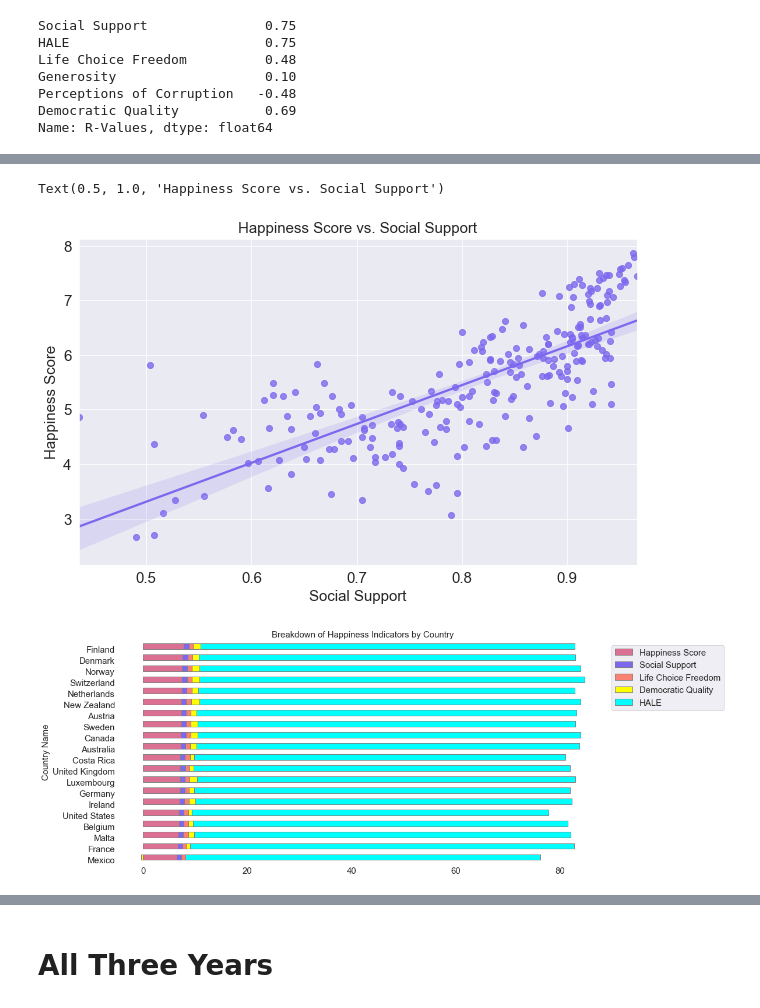
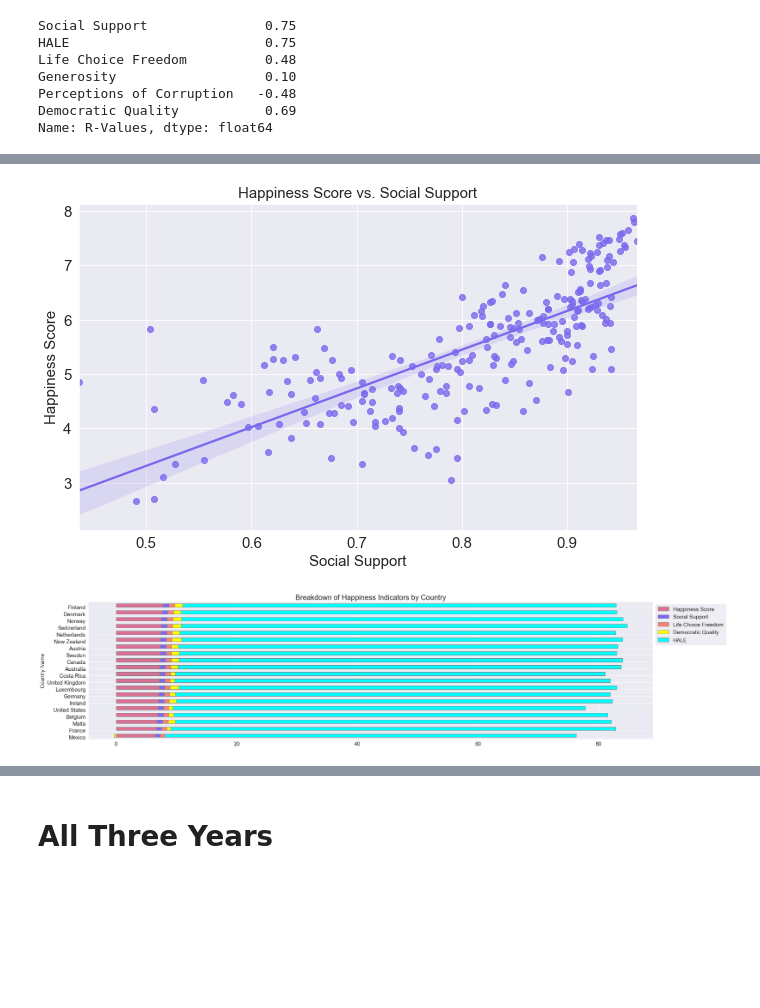
Before and after one commit to miheep8938/Veritas-Collective, a Jupyter notebook: Final Draft.ipynb, the cells around one changed output, grey strips where cells are left out. Cells and saved outputs as stored; diff of their text form; code cells hidden in the pictures; blank space fills up the shorter version.

```diff
--- a/Final Draft.ipynb
+++ b/Final Draft.ipynb
@@ -420,15 +417,17 @@ group_4_avg = group_4['Happiness Score'].mean()
 
 values = [group_1_avg, group_2_avg, group_3_avg, group_4_avg]
 y_axis = np.arange(len(values))
-width = 0
+width = 1
 
 plt.title("Average Happiness Scores")
-tick_locations = [value for value in x_axis]
+tick_locations = [value for value in y_axis]
 plt.yticks(tick_locations, ["Low Gini and Low GDP", "Low Gini and High GDP", "High Gini and Low GDP", "High Gini and High GDP"])
 plt.xticks(rotation = 0)
 plt.yticks(y_axis + width / 2, ("Low Gini and Low GDP", "Low Gini and High GDP", "High Gini and Low GDP", "High Gini and High GDP"))
 
 plt.barh(y_axis, values, color=['deeppink', 'orchid', 'forestgreen', 'limegreen'], alpha=1, align="center", edgecolor='gray')
-plt.figure(figsize=(15,8))
-plt.rcParams.update({'font.size': 15})
+plt.figure(figsize=(20,17))
+plt.rcParams.update({'font.size': 30})
+
+plt.savefig("../Final_Graphs/JM6AvgHappinessbyGroup.png")
 # %% [output]
@@ -613,6 +612,6 @@ plt.xticks(rotation=0)
 plt.figure(figsize=(10,6))
 sns.regplot(y=sm_df["Happiness Score"], x=sm_df["Social Support"], color='mediumslateblue')
 plt.title("Happiness Score vs. Social Support", size=15)
+plt.savefig("../Final_Graphs/SM2HappinessvsSocialSupport.png")
 # %% [output]
-Text(0.5, 1.0, 'Happiness Score vs. Social Support')
 [figure]
@@ -650,15 +644,16 @@ top_20 = happiness_ranking_df.head(20)
 # %%
 # Create a bar chart based upon the above data
 
 
 ax = top_20.sort_values("Happiness Score", ascending=True).plot.barh(stacked=True, align='edge', width=.5, color=['palevioletred', 'mediumslateblue', 'salmon', 'yellow', 'cyan'], edgecolor='gray')
 
-ax.set_facecolor("white")
+
 ax.legend(bbox_to_anchor=(1, 1))
-ax.set_title("Breakdown of Happiness Indicators by Country", size =15)
-plt.rcParams["figure.figsize"] = (15,7)
+ax.set_title("Breakdown of Happiness Indicators by Country", size =20)
+plt.rcParams["figure.figsize"] = (28,7)
+plt.savefig("../Final_Graphs/SM3HapinessBreakdownTop20.png")
 # %% [output]
-[figure, old version]
+[figure, new version]
 # %%
 #Franklyn/Tristan analysis
 # %%
```
Also changed, not shown: parts of 35 cells of this notebook, 1 other file.
